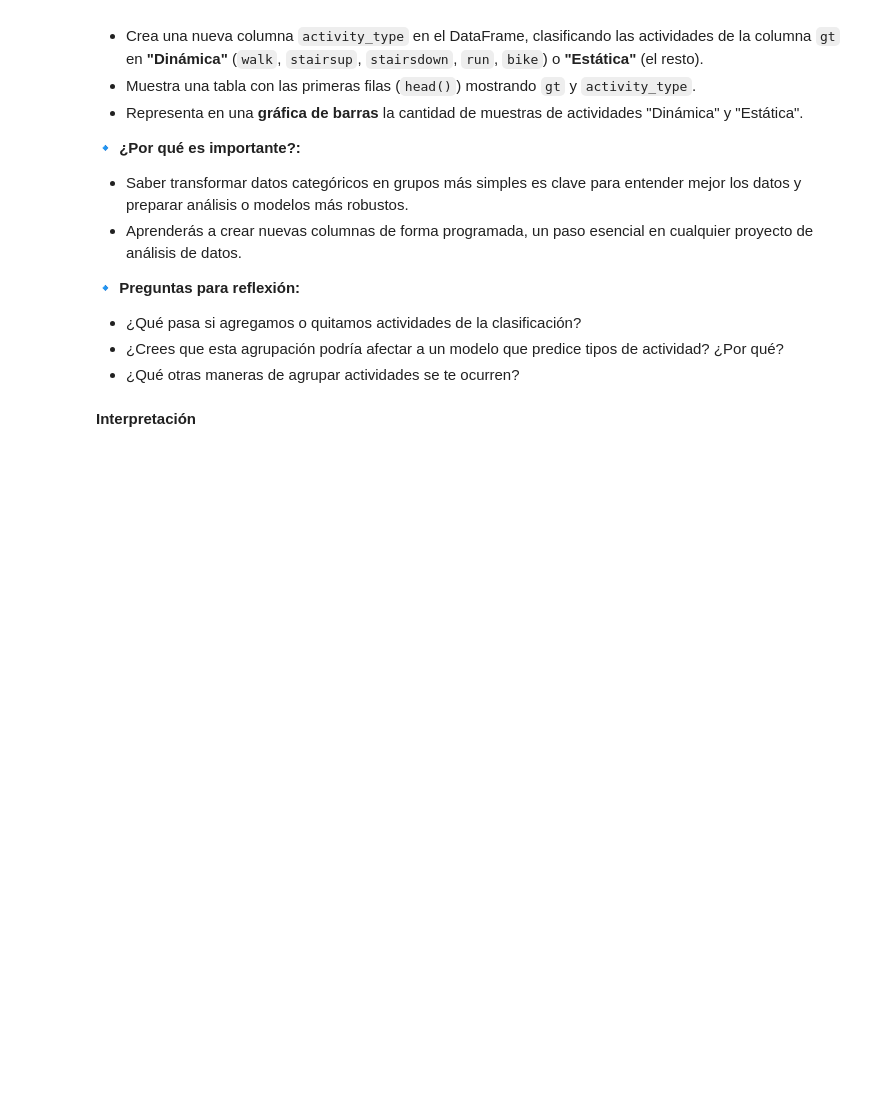
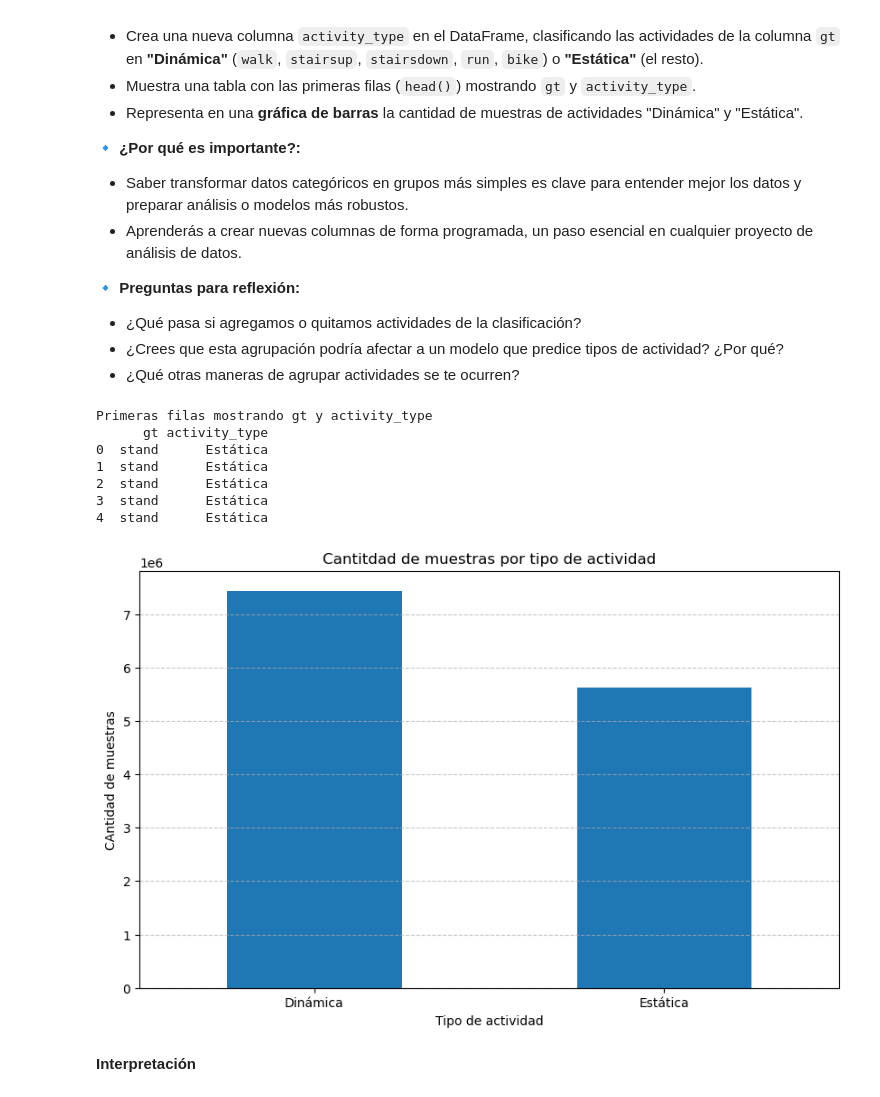
Before and after one commit to WillyCarballo-Lafuente/MicroDatosIA, a Jupyter notebook: 04-data-analysis/har-activity-recognition/ejercicios_har.ipynb, the cells around one changed output. Cells and saved outputs as stored; diff of their text form; code cells hidden in the pictures; blank space fills up the shorter version.

```diff
--- a/04-data-analysis/har-activity-recognition/ejercicios_har.ipynb
+++ b/04-data-analysis/har-activity-recognition/ejercicios_har.ipynb
@@ -275,6 +271,34 @@ plt.show()
 - ¿Qué otras maneras de agrupar actividades se te ocurren?
 # %%
 # Solución
+# Creación de columna nueva "activity_type"
+dynamic_acts= ["walk","stairsup","stairsdown","bike"]
+df_subset_ph_acc["activity_type"]= df_subset_ph_acc["gt"].apply(lambda x: "Dinámica" if x in dynamic_acts else "Estática")
+
+# Mostrar primeras filas con columnas gt y activity_type
+print("Primeras filas mostrando gt y activity_type")
+print(df_subset_ph_acc[["gt", "activity_type"]].head())
+print("\n")
+
+#Crear gráfico de barras con cantidad de muestras por tipo de actividad
+plt.figure(figsize=(10,6))
+activity_counts= df_subset_ph_acc["activity_type"].value_counts()
+activity_counts.plot(kind="bar")
+plt.title("Cantitdad de muestras por tipo de actividad")
+plt.xlabel("Tipo de actividad")
+plt.ylabel("CAntidad de muestras")
+plt.xticks(rotation=0)
+plt.grid(axis="y", linestyle="--",alpha=0.7)
+plt.show()
+# %% [output]
+Primeras filas mostrando gt y activity_type
+      gt activity_type
+0  stand      Estática
+1  stand      Estática
+2  stand      Estática
+3  stand      Estática
+4  stand      Estática
+[figure, added]
 # %% [markdown]
 **Interpretación**
 # %% [markdown]
```
Also changed, not shown: parts of 16 cells of this notebook.
